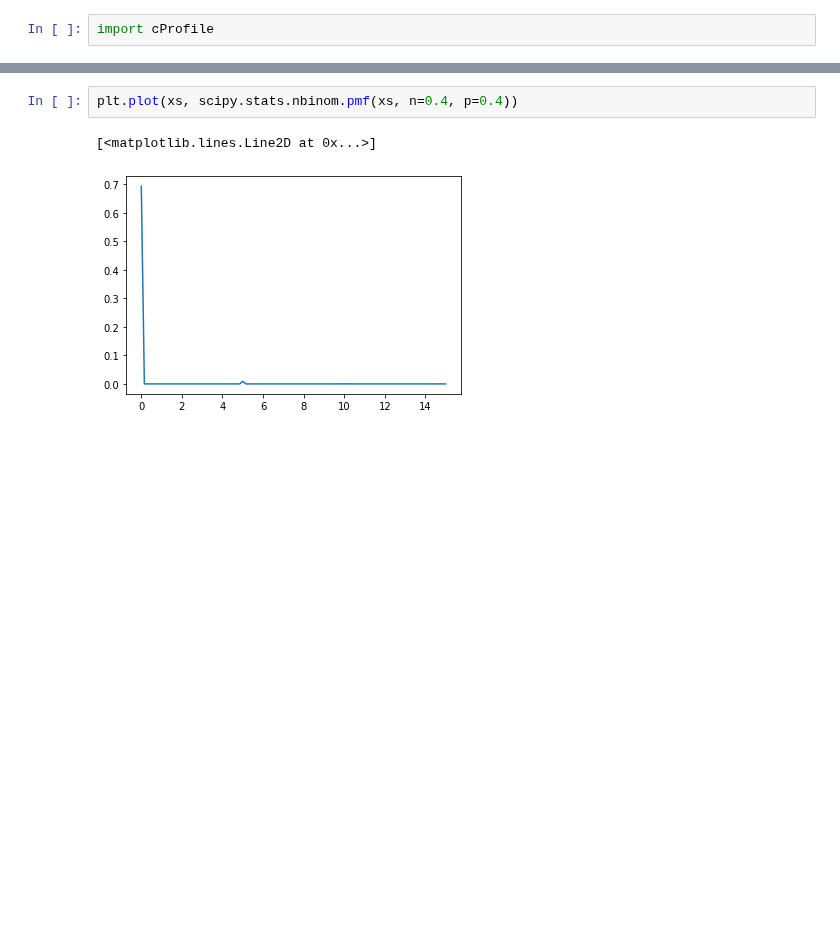
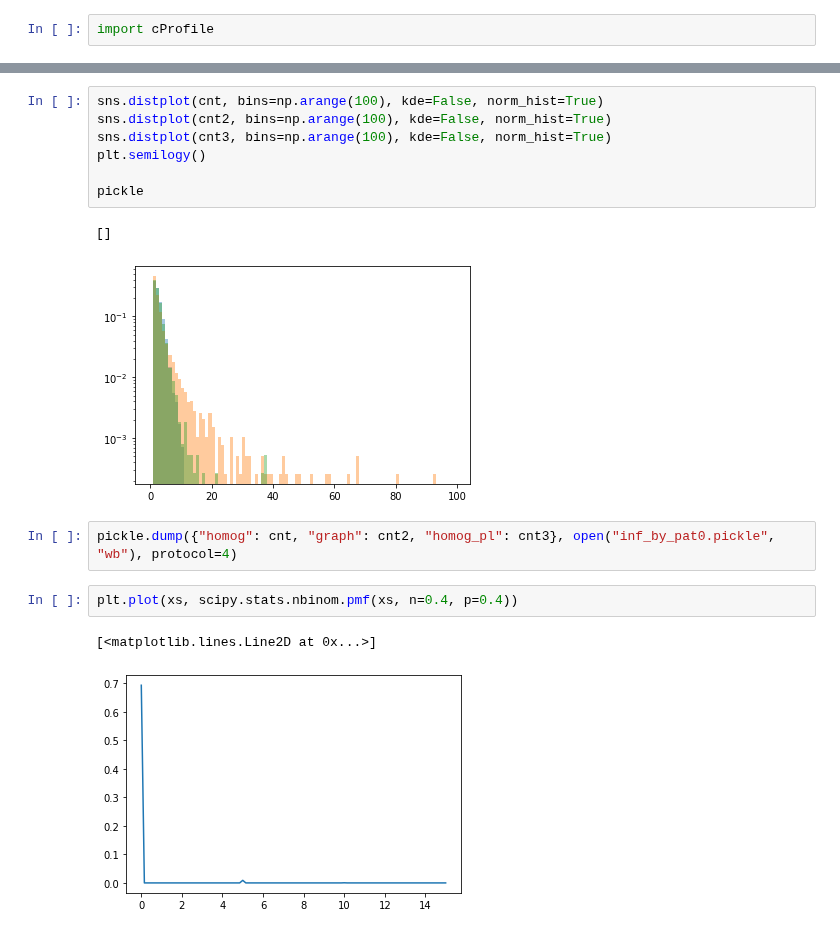
Before and after one commit to chrhck/contagion, a Jupyter notebook: examples/social_graph_for_cpp_params.ipynb, the cells around one changed output, grey strips where cells are left out. Saved outputs shown, nothing was run; the diff lists cells and outputs as text; blank space fills up the shorter version.

```diff
--- a/examples/social_graph_for_cpp_params.ipynb
+++ b/examples/social_graph_for_cpp_params.ipynb
@@ -453,3 +498,15 @@ plt.plot(xs, scipy.stats.nbinom.pmf(xs, n=35, p=0.95))
+# %%
+sns.distplot(cnt, bins=np.arange(100), kde=False, norm_hist=True)
+sns.distplot(cnt2, bins=np.arange(100), kde=False, norm_hist=True)
+sns.distplot(cnt3, bins=np.arange(100), kde=False, norm_hist=True)
+plt.semilogy()
+
+pickle
+# %% [output]
+[]
+[figure, added]
+# %%
+pickle.dump({"homog": cnt, "graph": cnt2, "homog_pl": cnt3}, open("inf_by_pat0.pickle", "wb"), protocol=4)
 # %%
 plt.plot(xs, scipy.stats.nbinom.pmf(xs, n=0.4, p=0.4))
 # %% [output]
```
Also changed, not shown: parts of 38 cells of this notebook, 13 other files.
